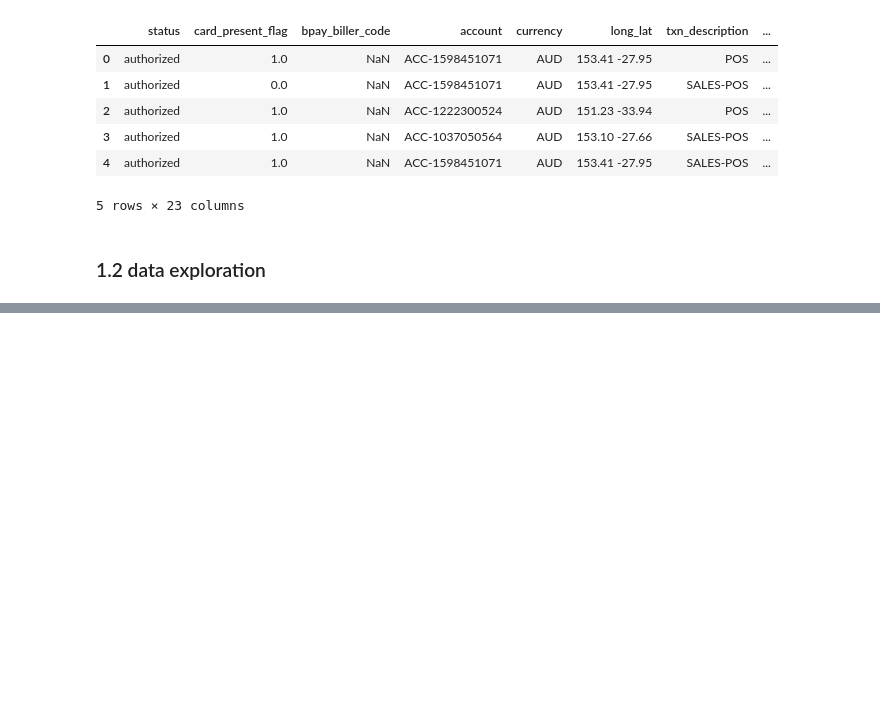
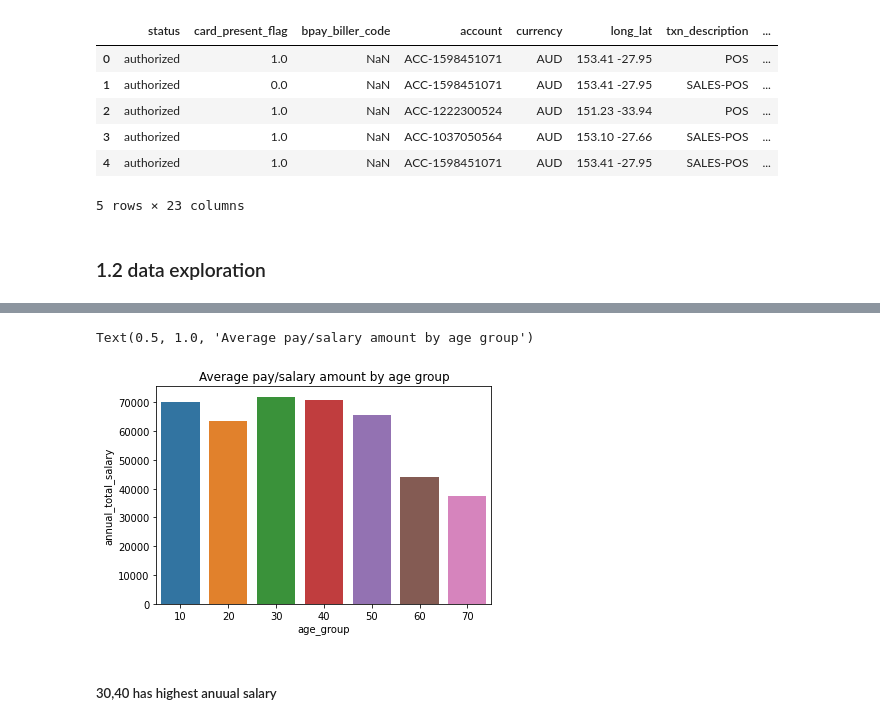
Before and after one commit to jiyoungparkme/machine_learning, a Jupyter notebook: anz_virtual_internship/anz_task_2.ipynb, the cells around one changed output, grey strips where cells are left out. Saved outputs shown, nothing was run; the diff lists cells and outputs as text; code cells hidden in the pictures; blank space fills up the shorter version.

```diff
--- a/anz_virtual_internship/anz_task_2.ipynb
+++ b/anz_virtual_internship/anz_task_2.ipynb
@@ -27,0 +58,10 @@ df.head()
+# %%
+# Make age_group column
+df['age_group'] = 70
+df.loc[df['age']<70, 'age_group'] = 60
+df.loc[df['age']<60, 'age_group'] = 50
+df.loc[df['age']<50, 'age_group'] = 40
+df.loc[df['age']<40, 'age_group'] = 30
+df.loc[df['age']<30, 'age_group'] = 20
+df.loc[df['age']<20, 'age_group'] = 10
+df.age_group.unique()
@@ -27,0 +86,2 @@ df.head()
+# %%
+df['month'] = df['date'].apply(lambda x: x.month)
@@ -27,0 +206,8 @@ df.head()
+# %%
+function = ['count', 'mean', 'sum']
+interested = ['customer_id','age_group', 'gender_cat']
+df_temp = df.loc[df['txn_description']=="PAY/SALARY"]
+df_temp = df_temp.groupby(interested)['amount'].agg(function).reset_index()
+df_temp.columns = ['customer_id', 'age_group', 'gender_cat', 'count', 'mean_amount', 'total_amount(3 month)']
+df_temp['annual_total_salary'] = df_temp['total_amount(3 month)']*4
+df_temp
@@ -27,0 +228,3 @@ df.head()
+# %%
+for_plot= df_temp.groupby('age_group')['annual_total_salary'].mean().reset_index()
+for_plot
@@ -27,0 +240,7 @@ df.head()
+# %%
+sns.barplot(data=for_plot, x='age_group', y='annual_total_salary').set_title("Average pay/salary amount by age group")
+# %% [output]
+Text(0.5, 1.0, 'Average pay/salary amount by age group')
+[figure, added]
+# %% [markdown]
+##### 30,40 has highest anuual salary
```
Also changed, not shown: parts of 23 cells of this notebook.
